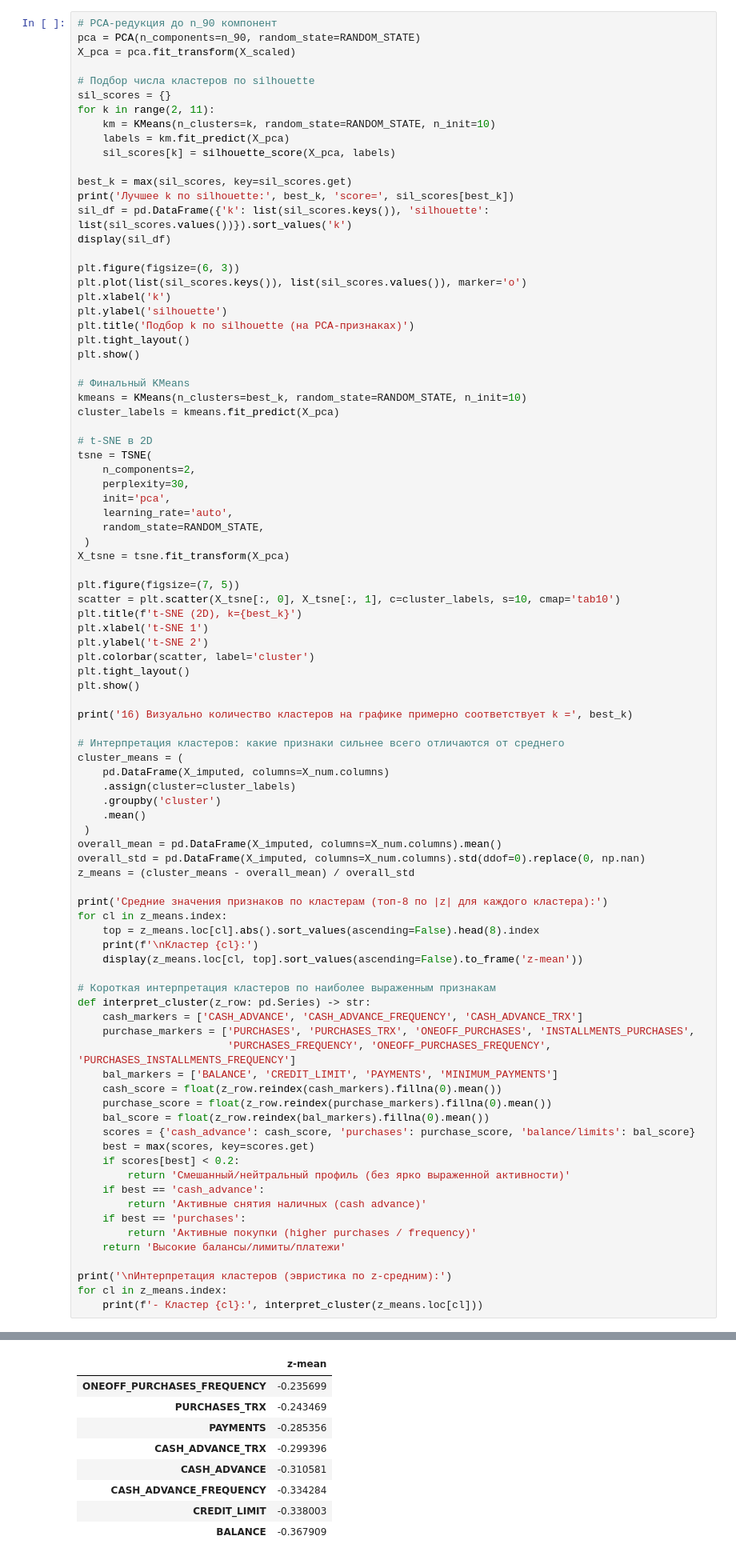
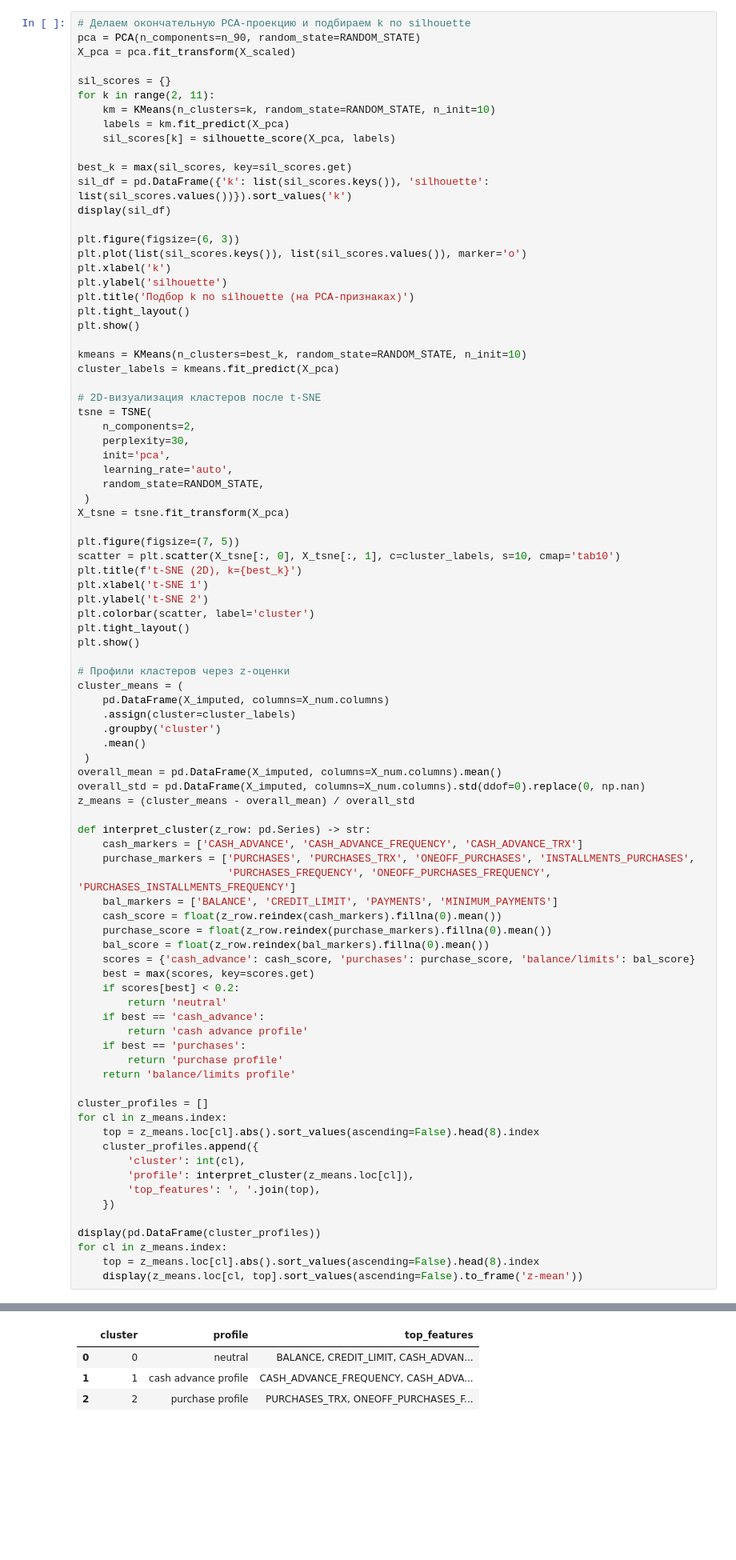
Before and after one commit to TinkyWinner/AI, a Jupyter notebook: Нир/task5_ccdata_pca.ipynb, the cells around one changed output, grey strips where cells are left out. Shown at 80% size. Saved outputs shown, nothing was run; the diff lists cells and outputs as text; blank space fills up the shorter version.

```diff
--- a/Нир/task5_ccdata_pca.ipynb
+++ b/Нир/task5_ccdata_pca.ipynb
@@ -285,11 +291,10 @@ display(pc1_loadings.abs().sort_values(ascending=False).head(10).to_frame('abs(l
 Для t‑SNE сначала уменьшаем размерность PCA до `n_90`, затем строим t‑SNE в 2D.
 Число кластеров оцениваем по silhouette и интерпретируем по профилям признаков.
 # %%
-# PCA-редукция до n_90 компонент
+# Делаем окончательную PCA-проекцию и подбираем k по silhouette
 pca = PCA(n_components=n_90, random_state=RANDOM_STATE)
 X_pca = pca.fit_transform(X_scaled)
 
-# Подбор числа кластеров по silhouette
 sil_scores = {}
 for k in range(2, 11):
     km = KMeans(n_clusters=k, random_state=RANDOM_STATE, n_init=10)
@@ -297,7 +302,6 @@ for k in range(2, 11):
     sil_scores[k] = silhouette_score(X_pca, labels)
 
 best_k = max(sil_scores, key=sil_scores.get)
-print('Лучшее k по silhouette:', best_k, 'score=', sil_scores[best_k])
 sil_df = pd.DataFrame({'k': list(sil_scores.keys()), 'silhouette': list(sil_scores.values())}).sort_values('k')
 display(sil_df)
 
@@ -309,11 +313,10 @@ plt.title('Подбор k по silhouette (на PCA-признаках)')
 plt.tight_layout()
 plt.show()
 
-# Финальный KMeans
 kmeans = KMeans(n_clusters=best_k, random_state=RANDOM_STATE, n_init=10)
 cluster_labels = kmeans.fit_predict(X_pca)
 
-# t-SNE в 2D
+# 2D-визуализация кластеров после t-SNE
 tsne = TSNE(
     n_components=2,
     perplexity=30,
@@ -332,9 +335,7 @@ plt.colorbar(scatter, label='cluster')
 plt.tight_layout()
 plt.show()
 
-print('16) Визуально количество кластеров на графике примерно соответствует k =', best_k)
-
-# Интерпретация кластеров: какие признаки сильнее всего отличаются от среднего
+# Профили кластеров через z-оценки
 cluster_means = (
     pd.DataFrame(X_imputed, columns=X_num.columns)
     .assign(cluster=cluster_labels)
@@ -345,13 +346,6 @@ overall_mean = pd.DataFrame(X_imputed, columns=X_num.columns).mean()
 overall_std = pd.DataFrame(X_imputed, columns=X_num.columns).std(ddof=0).replace(0, np.nan)
 z_means = (cluster_means - overall_mean) / overall_std
 
-print('Средние значения признаков по кластерам (топ-8 по |z| для каждого кластера):')
-for cl in z_means.index:
-    top = z_means.loc[cl].abs().sort_values(ascending=False).head(8).index
-    print(f'\nКластер {cl}:')
-    display(z_means.loc[cl, top].sort_values(ascending=False).to_frame('z-mean'))
-
-# Короткая интерпретация кластеров по наиболее выраженным признакам
 def interpret_cluster(z_row: pd.Series) -> str:
     cash_markers = ['CASH_ADVANCE', 'CASH_ADVANCE_FREQUENCY', 'CASH_ADVANCE_TRX']
     purchase_markers = ['PURCHASES', 'PURCHASES_TRX', 'ONEOFF_PURCHASES', 'INSTALLMENTS_PURCHASES',
@@ -363,14 +357,24 @@ def interpret_cluster(z_row: pd.Series) -> str:
     scores = {'cash_advance': cash_score, 'purchases': purchase_score, 'balance/limits': bal_score}
     best = max(scores, key=scores.get)
     if scores[best] < 0.2:
-        return 'Смешанный/нейтральный профиль (без ярко выраженной активности)'
+        return 'neutral'
     if best == 'cash_advance':
-        return 'Активные снятия наличных (cash advance)'
+        return 'cash advance profile'
     if best == 'purchases':
-        return 'Активные покупки (higher purchases / frequency)'
-    return 'Высокие балансы/лимиты/платежи'
+        return 'purchase profile'
+    return 'balance/limits profile'
 
-print('\nИнтерпретация кластеров (эвристика по z-средним):')
+cluster_profiles = []
 for cl in z_means.index:
-    print(f'- Кластер {cl}:', interpret_cluster(z_means.loc[cl]))
+    top = z_means.loc[cl].abs().sort_values(ascending=False).head(8).index
+    cluster_profiles.append({
+        'cluster': int(cl),
+        'profile': interpret_cluster(z_means.loc[cl]),
+        'top_features': ', '.join(top),
+    })
+
+display(pd.DataFrame(cluster_profiles))
+for cl in z_means.index:
+    top = z_means.loc[cl].abs().sort_values(ascending=False).head(8).index
+    display(z_means.loc[cl, top].sort_values(ascending=False).to_frame('z-mean'))
 # %% [output]
@@ -394,9 +393,4 @@ for cl in z_means.index:
-|  | z-mean |
-| ONEOFF_PURCHASES_FREQUENCY | -0.235699 |
-| PURCHASES_TRX | -0.243469 |
-| PAYMENTS | -0.285356 |
-| CASH_ADVANCE_TRX | -0.299396 |
-| CASH_ADVANCE | -0.310581 |
-| CASH_ADVANCE_FREQUENCY | -0.334284 |
-| CREDIT_LIMIT | -0.338003 |
-| BALANCE | -0.367909 |
+|  | cluster | profile | top_features |
+| 0 | 0 | neutral | BALANCE, CREDIT_LIMIT, CASH_ADVAN... |
+| 1 | 1 | cash advance profile | CASH_ADVANCE_FREQUENCY, CASH_ADVA... |
+| 2 | 2 | purchase profile | PURCHASES_TRX, ONEOFF_PURCHASES_F... |
```
Also changed, not shown: parts of 4 cells of this notebook, 1 other file.
